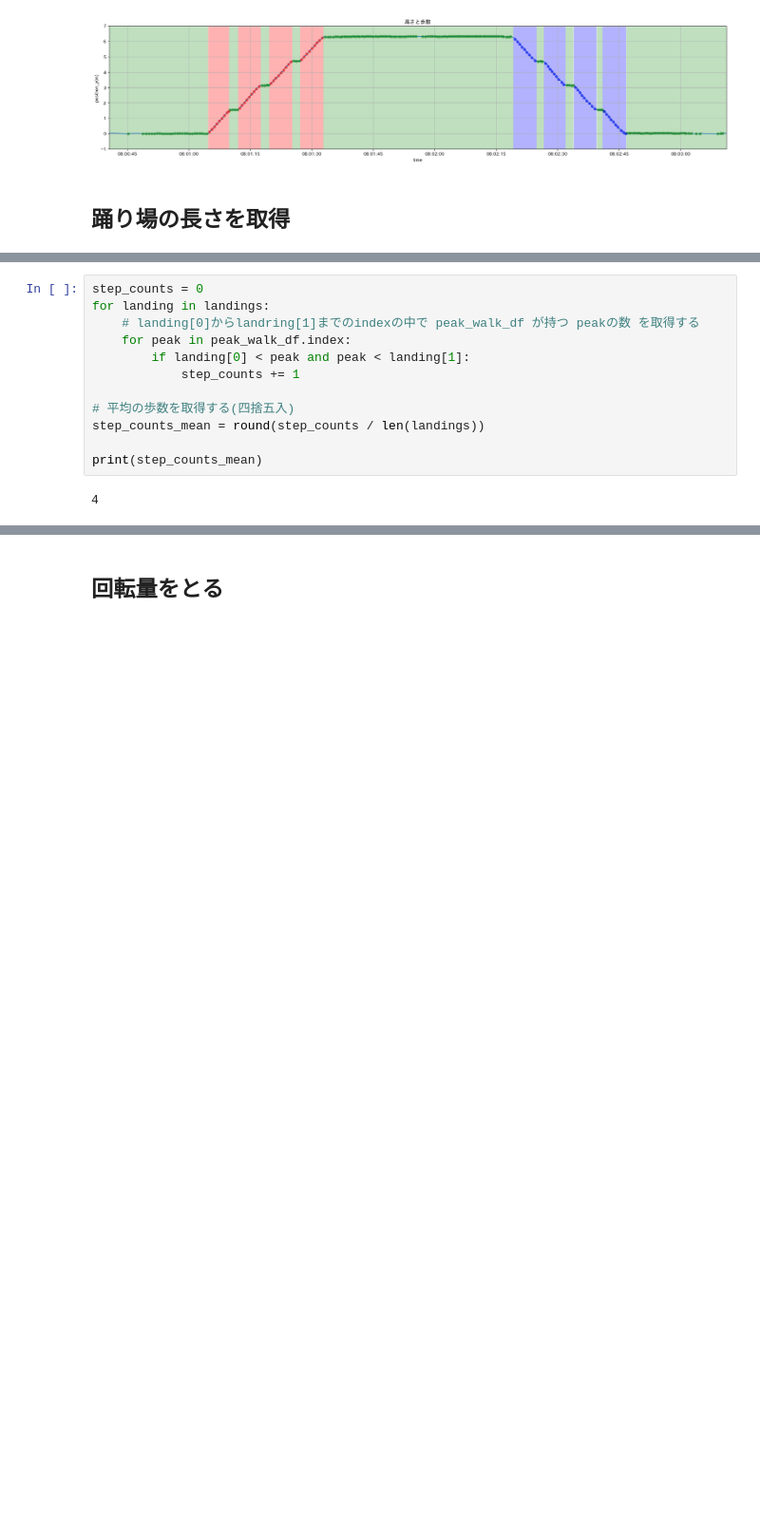
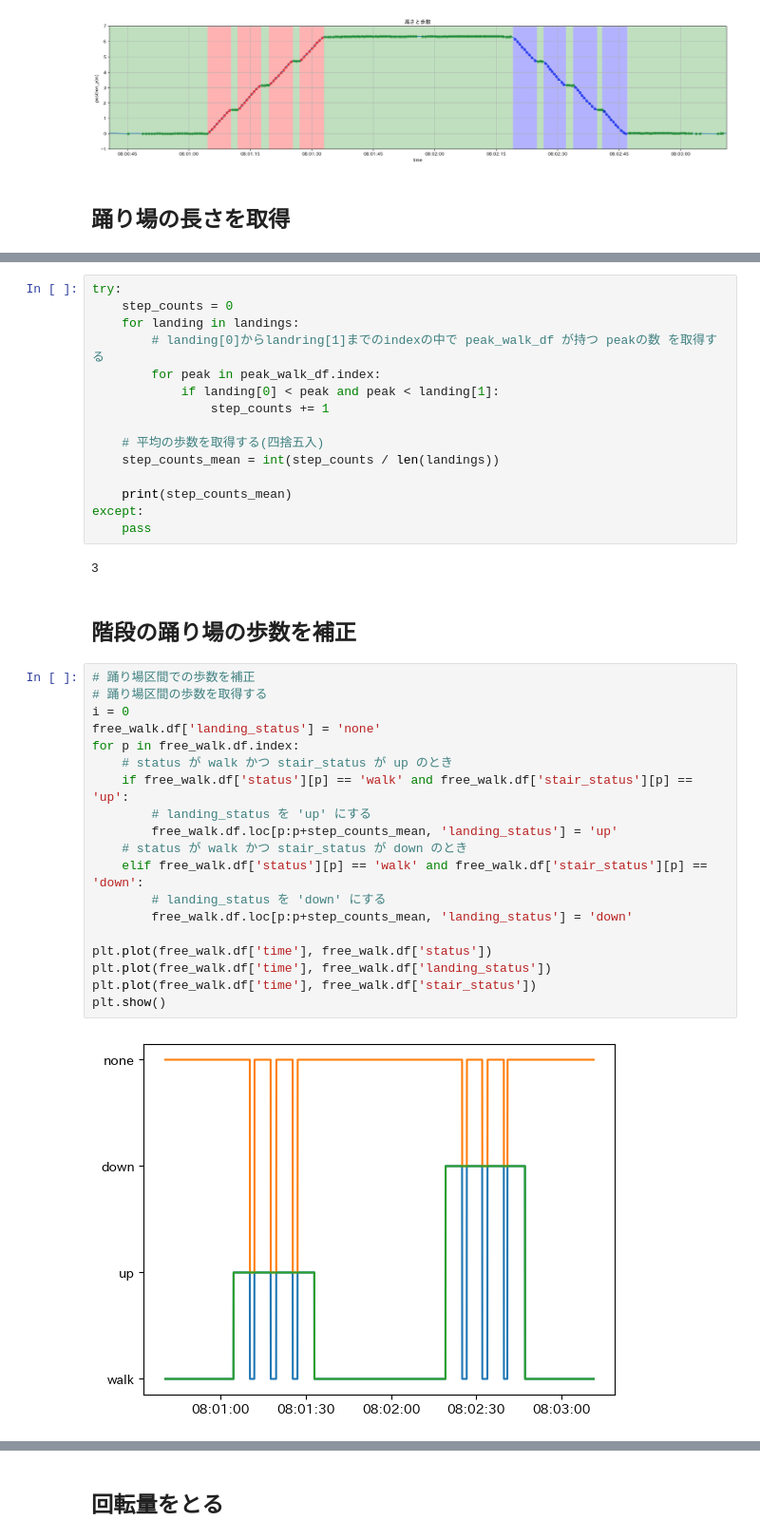
Before and after one commit to karasuneo/kajilab, a Jupyter notebook: metaquest/walk&stairs/movement.ipynb, the cells around one changed output, grey strips where cells are left out. Shown at 95% size. Cells and saved outputs as stored; diff of their text form; blank space fills up the shorter version.

```diff
--- a/metaquest/walk&stairs/movement.ipynb
+++ b/metaquest/walk&stairs/movement.ipynb
@@ -857,16 +1206,42 @@ for i in range(len(downs)-1):
     landings.append(tmp)
     tmp = []
 # %%
-step_counts = 0
-for landing in landings:
-    # landing[0]からlandring[1]までのindexの中で peak_walk_df が持つ peakの数 を取得する
-    for peak in peak_walk_df.index:
-        if landing[0] < peak and peak < landing[1]:
-            step_counts += 1
+try:
+    step_counts = 0
+    for landing in landings:
+        # landing[0]からlandring[1]までのindexの中で peak_walk_df が持つ peakの数 を取得する
+        for peak in peak_walk_df.index:
+            if landing[0] < peak and peak < landing[1]:
+                step_counts += 1
 
-# 平均の歩数を取得する(四捨五入)
-step_counts_mean = round(step_counts / len(landings))
+    # 平均の歩数を取得する(四捨五入)
+    step_counts_mean = int(step_counts / len(landings))
 
-print(step_counts_mean)
+    print(step_counts_mean)
+except:
+    pass
 # %% [output]
-4
+3
+# %% [markdown]
+## 階段の踊り場の歩数を補正
+# %%
+# 踊り場区間での歩数を補正
+# 踊り場区間の歩数を取得する
+i = 0
+free_walk.df['landing_status'] = 'none'
+for p in free_walk.df.index:
+    # status が walk かつ stair_status が up のとき
+    if free_walk.df['status'][p] == 'walk' and free_walk.df['stair_status'][p] == 'up':
+        # landing_status を 'up' にする
+        free_walk.df.loc[p:p+step_counts_mean, 'landing_status'] = 'up'
+    # status が walk かつ stair_status が down のとき
+    elif free_walk.df['status'][p] == 'walk' and free_walk.df['stair_status'][p] == 'down':
+        # landing_status を 'down' にする
+        free_walk.df.loc[p:p+step_counts_mean, 'landing_status'] = 'down'
+
+plt.plot(free_walk.df['time'], free_walk.df['status'])
+plt.plot(free_walk.df['time'], free_walk.df['landing_status'])
+plt.plot(free_walk.df['time'], free_walk.df['stair_status'])
+plt.show()
+# %% [output]
+[figure, added]
```
Also changed, not shown: parts of 39 cells of this notebook, 14 other files.
